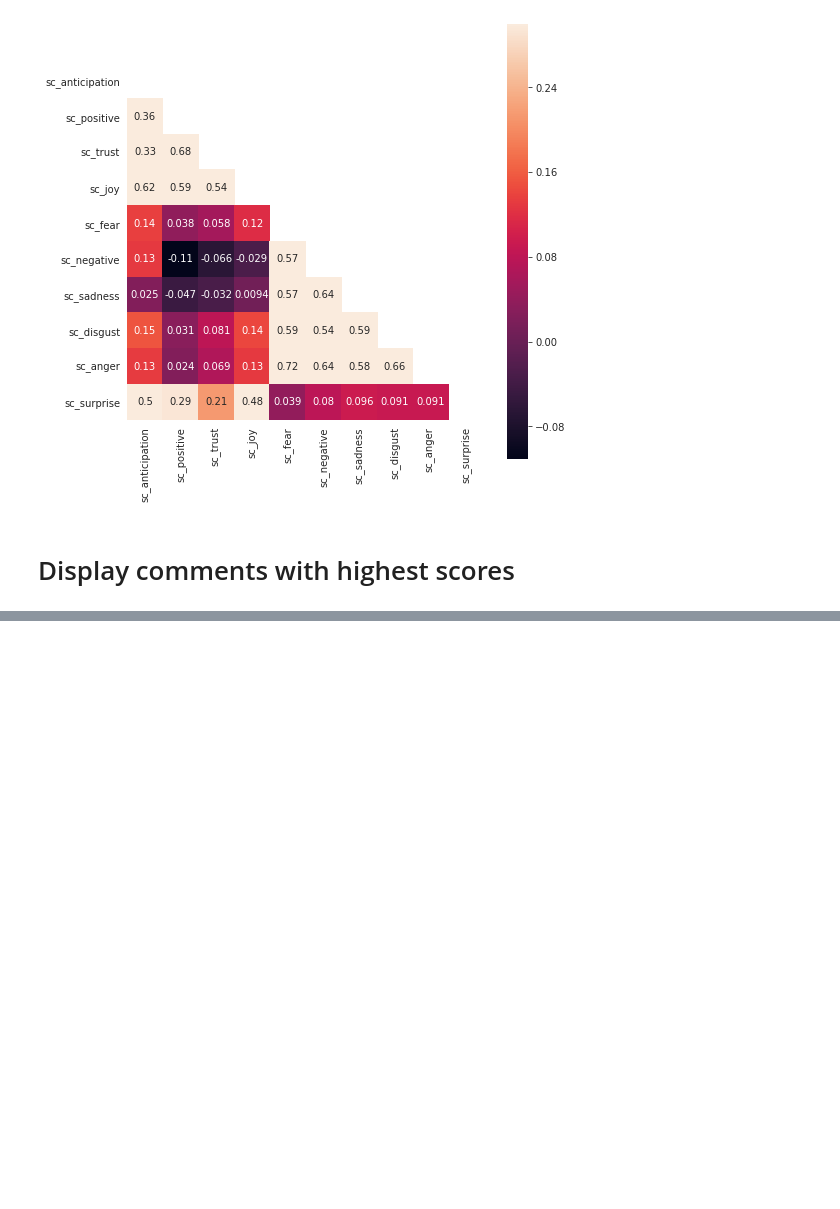
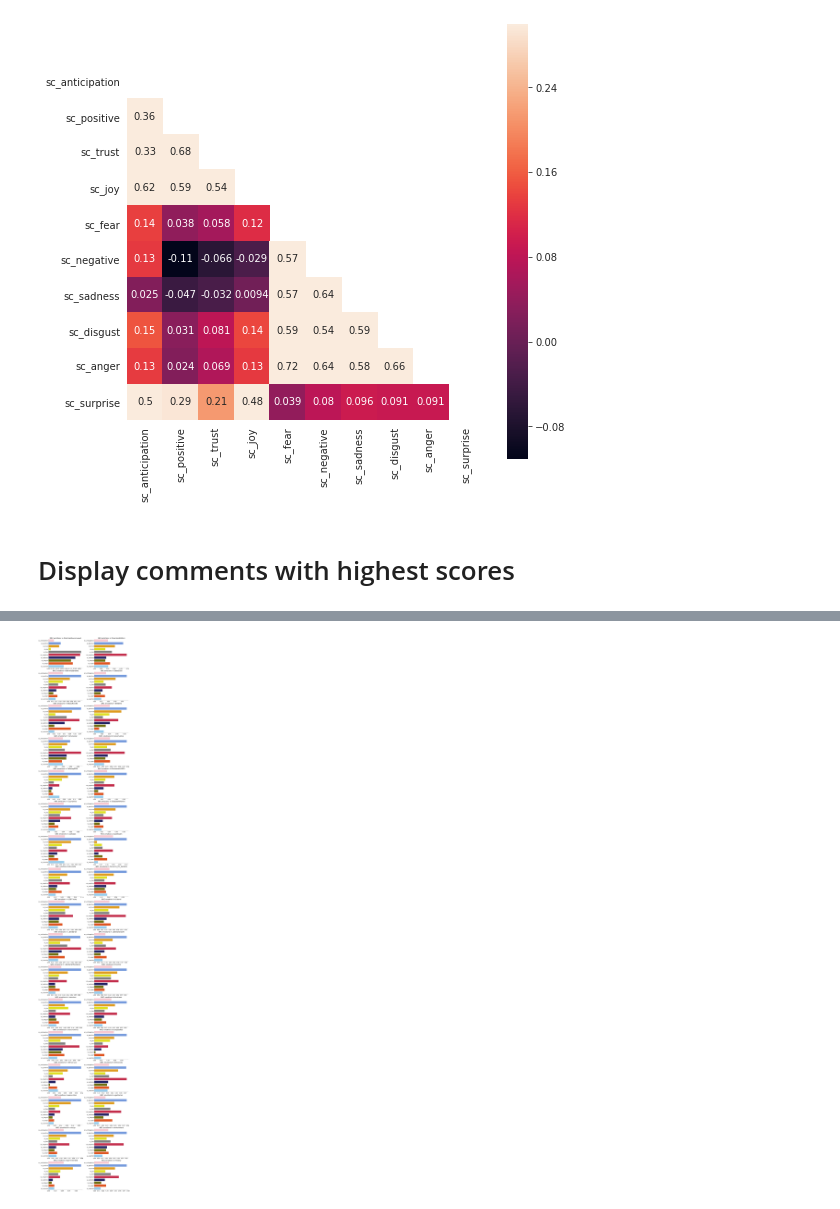
Before and after one commit to nvarg/RedditDataMining, a Jupyter notebook: Emotion-Mining/3 Analysis.ipynb, the cells around one changed output, grey strips where cells are left out. Saved outputs shown, nothing was run; the diff lists cells and outputs as text; code cells hidden in the pictures; blank space fills up the shorter version.

```diff
--- a/Emotion-Mining/3 Analysis.ipynb
+++ b/Emotion-Mining/3 Analysis.ipynb
@@ -244,0 +255,3 @@ for s in scores:
+# %%
+sc_by = df.groupby(by='subreddit').agg(np.mean)[scores].reset_index()
+sc_by
@@ -244,0 +276,47 @@ for s in scores:
+# %%
+colormap = {
+    'sc_fear': 'grey',
+    'sc_sadness': 'midnightblue',
+    'sc_surprise': 'lightskyblue',
+    'sc_trust': 'orange',
+    'sc_joy': 'yellow',
+    'sc_anticipation': 'pink',
+    'sc_anger': 'orangered',
+    'sc_disgust': 'olive',
+    'sc_positive': 'cornflowerblue',
+    'sc_negative': 'crimson'
+}
+ROWS = 17
+COLS = 2
+subreddits = sc_by['subreddit'].unique().tolist()
+cols_to_iterate = subreddits
+fig, axes = plt.subplots(nrows=ROWS, ncols=COLS, figsize=(20,120))
+for row in range(ROWS):
+    for col in range(COLS):
+        a_subreddit = cols_to_iterate.pop(0)
+        total_sentiments = pd.DataFrame(sc_by[sc_by['subreddit'] == a_subreddit].sum()[scores])
+        total_sentiments.columns = ['value']
+        sns.barplot(
+            y=total_sentiments.index,
+            x='value',
+            orient='h',
+            data=total_sentiments,
+            ax=axes[row, col],
+            #hue=total_sentiments.index,
+            palette=colormap
+        )
+#         axes[row, col].set_xticks(np.around(np.arange(0.0, .8, .8 / 8), decimals=1))
+        axes[row, col].set_title('NRC emotions in %s' % a_subreddit, fontsize=25)
+        for tick in axes[row, col].xaxis.get_major_ticks():
+            tick.label.set_fontsize(20)
+        for tick in axes[row, col].yaxis.get_major_ticks():
+            tick.label.set_fontsize(20)
+        axes[row, col].set_ylabel("")
+        axes[row, col].set_xlabel("")
+
+sns.despine()
+plt.tight_layout()
+plt.savefig('img/emotions by subreddit.jpg')
+plt.show()
+# %% [output]
+[figure, added]
```
Also changed, not shown: parts of 5 cells of this notebook.
